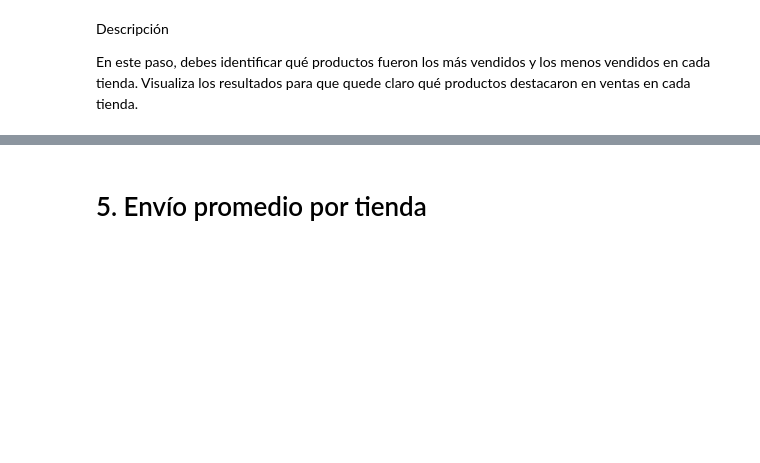
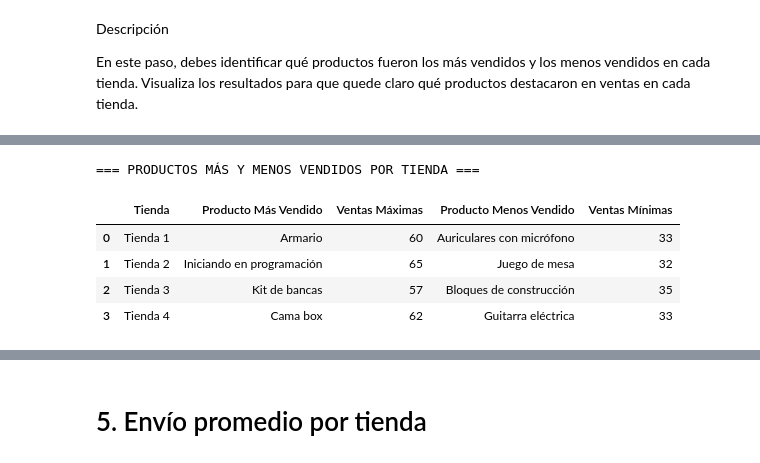
Before and after one commit to LejImkoaj/challenge1-data-science-alura-store-latam, a Jupyter notebook: AluraStoreLatam.ipynb, the cells around one changed output, grey strips where cells are left out. Drawn from its saved outputs; the diff is of its cells as text; code cells hidden in the pictures; blank space fills up the shorter version.

Commit message:
ajustando codigo - productos mas y menos vendidos

```diff
--- a/AluraStoreLatam.ipynb
+++ b/AluraStoreLatam.ipynb
@@ -163,15 +163,3 @@ Tienda 4: 4.00 estrellas
 Descripción
 
 En este paso, debes identificar qué productos fueron los más vendidos y los menos vendidos en cada tienda. Visualiza los resultados para que quede claro qué productos destacaron en ventas en cada tienda.
-# %%
-ventas_por_producto = tienda.groupby("Producto")["Lugar de Compra"].value_counts()\
-                            .reset_index(name='Cantidad de Ventas')
-# %%
-producto_mas_vendido = ventas_por_producto.loc[ventas_por_producto.groupby("Lugar de Compra")["Cantidad de Ventas"].idxmax()]\
-                                          .rename(columns={"Producto": 'Producto Más Vendido', "Cantidad de Ventas": 'Ventas Maximas'})
-# %%
-producto_menos_vendido = ventas_por_producto.loc[ventas_por_producto.groupby("Lugar de Compra")["Cantidad de Ventas"].idxmin()]\
-                                            .rename(columns={"Producto": 'Producto Menos Vendido', "Cantidad de Ventas": 'Ventas Minimas'})
-# %%
-resultado_ventas = producto_mas_vendido.merge(producto_menos_vendido[["Lugar de Compra", "Producto Menos Vendido", "Ventas Minimas"]], on="Lugar de Compra")
-resultado_ventas.sort_values(by="Ventas Maximas", ascending=False)
@@ -195,0 +166,53 @@ resultado_ventas.sort_values(by="Ventas Maximas", ascending=False)
+# %%
+tiendas = {
+    'Tienda 1': pd.read_csv(url),
+    'Tienda 2': pd.read_csv(url2),
+    'Tienda 3': pd.read_csv(url3),
+    'Tienda 4': pd.read_csv(url4)
+}
+
+# Lista para almacenar resultados de todas las tiendas
+resultados_todas_tiendas = []
+
+
+for nombre_tienda, df in tiendas.items():
+    # Primero, agregamos una columna con el nombre de la tienda para poder agrupar por ella
+    df['Tienda'] = nombre_tienda
+
+    # Usamos tu código original adaptado
+    ventas_por_producto = df.groupby(["Producto", "Tienda"]).size()\
+                            .reset_index(name='Cantidad de Ventas')
+
+    # Producto más vendido por tienda
+    producto_mas_vendido = ventas_por_producto.loc[ventas_por_producto.groupby("Tienda")["Cantidad de Ventas"].idxmax()]\
+                                              .rename(columns={"Producto": 'Producto Más Vendido',
+                                                               "Cantidad de Ventas": 'Ventas Máximas'})
+
+    # Producto menos vendido por tienda
+    producto_menos_vendido = ventas_por_producto.loc[ventas_por_producto.groupby("Tienda")["Cantidad de Ventas"].idxmin()]\
+                                                .rename(columns={"Producto": 'Producto Menos Vendido',
+                                                                 "Cantidad de Ventas": 'Ventas Mínimas'})
+
+    # Combinar resultados
+    resultado_ventas = producto_mas_vendido.merge(
+        producto_menos_vendido[["Tienda", "Producto Menos Vendido", "Ventas Mínimas"]],
+        on="Tienda"
+    )
+
+    resultados_todas_tiendas.append(resultado_ventas)
+
+# Combinar todos los resultados en un solo DataFrame
+resultado_final = pd.concat(resultados_todas_tiendas, ignore_index=True)
+
+
+# Mostrar resultados
+print("=== PRODUCTOS MÁS Y MENOS VENDIDOS POR TIENDA ===")
+resultado_final[["Tienda", "Producto Más Vendido", "Ventas Máximas",
+                       "Producto Menos Vendido", "Ventas Mínimas"]]
+# %% [output]
+=== PRODUCTOS MÁS Y MENOS VENDIDOS POR TIENDA ===
+|  | Tienda | Producto Más Vendido | Ventas Máximas | Producto Menos Vendido | Ventas Mínimas |
+| 0 | Tienda 1 | Armario | 60 | Auriculares con micrófono | 33 |
+| 1 | Tienda 2 | Iniciando en programación | 65 | Juego de mesa | 32 |
+| 2 | Tienda 3 | Kit de bancas | 57 | Bloques de construcción | 35 |
+| 3 | Tienda 4 | Cama box | 62 | Guitarra eléctrica | 33 |
```
Also changed, not shown: parts of 4 cells of this notebook.
